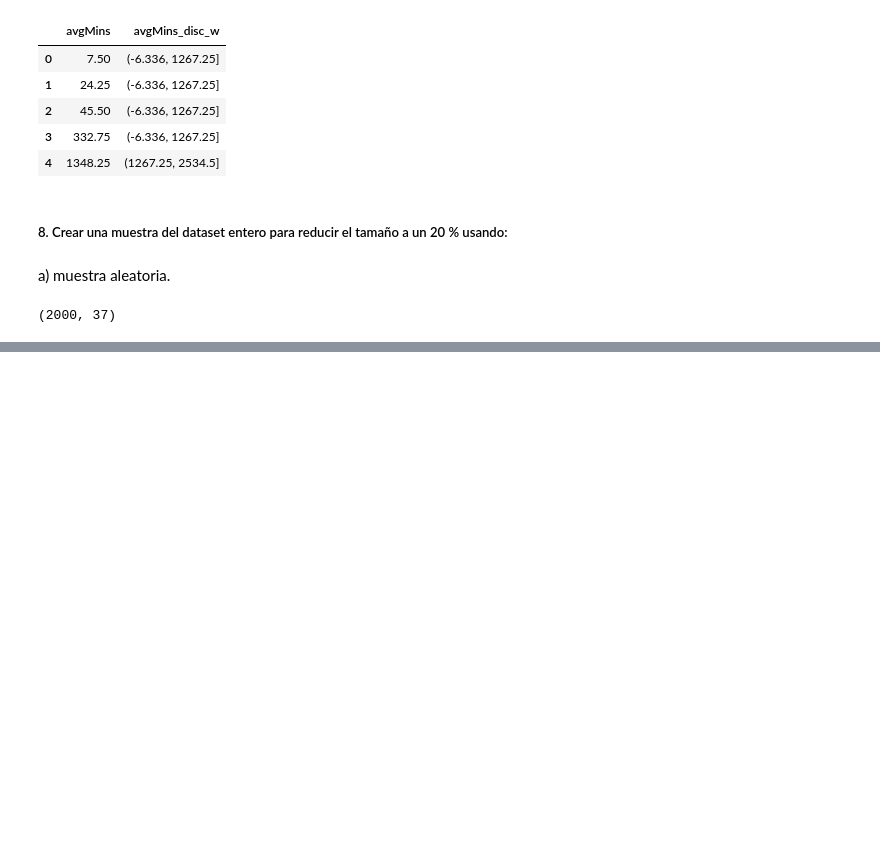
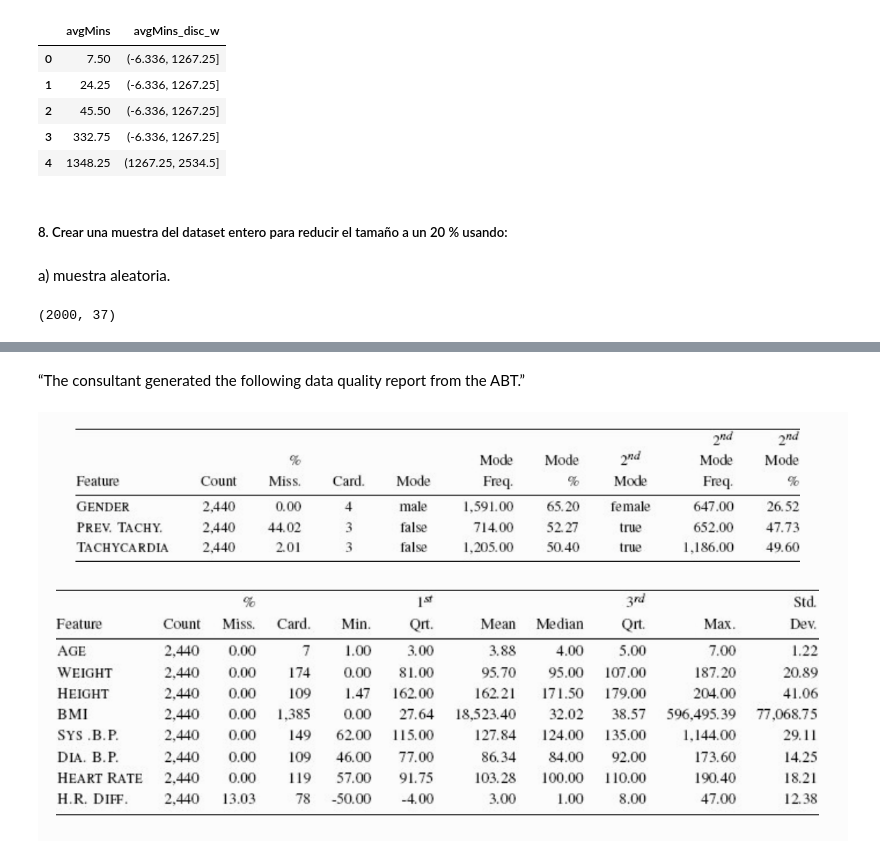
Before and after one commit to ibabicuy/Big_Data_Obligatorio_II, a Jupyter notebook: Obligatorio_II.ipynb, the cells around one changed output, grey strips where cells are left out. Saved outputs shown, nothing was run; the diff lists cells and outputs as text; code cells hidden in the pictures; blank space fills up the shorter version.

```diff
--- a/Obligatorio_II.ipynb
+++ b/Obligatorio_II.ipynb
@@ -330,0 +461,6 @@ df_random_sample.shape
+# %% [markdown]
+“The consultant generated the following data quality report from the ABT.”
+# %%
+Image('/home/jovyan/work/Big_Data_Course_UM/Obligatorio_II/DQR.png', format='png')
+# %% [output]
+[figure, added]
```
Also changed, not shown: parts of 79 cells of this notebook, 3 other files.
